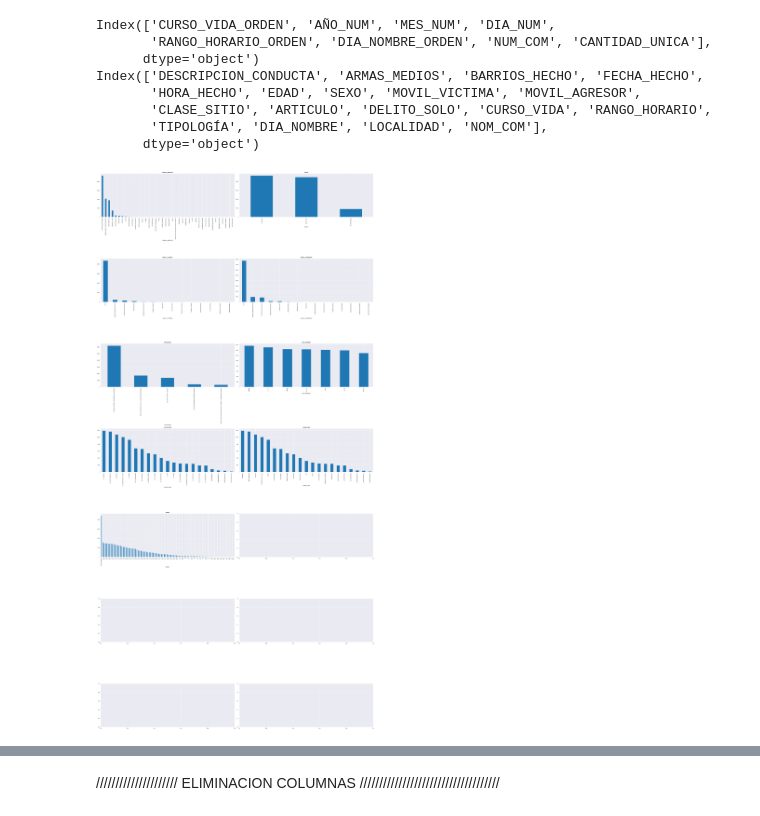
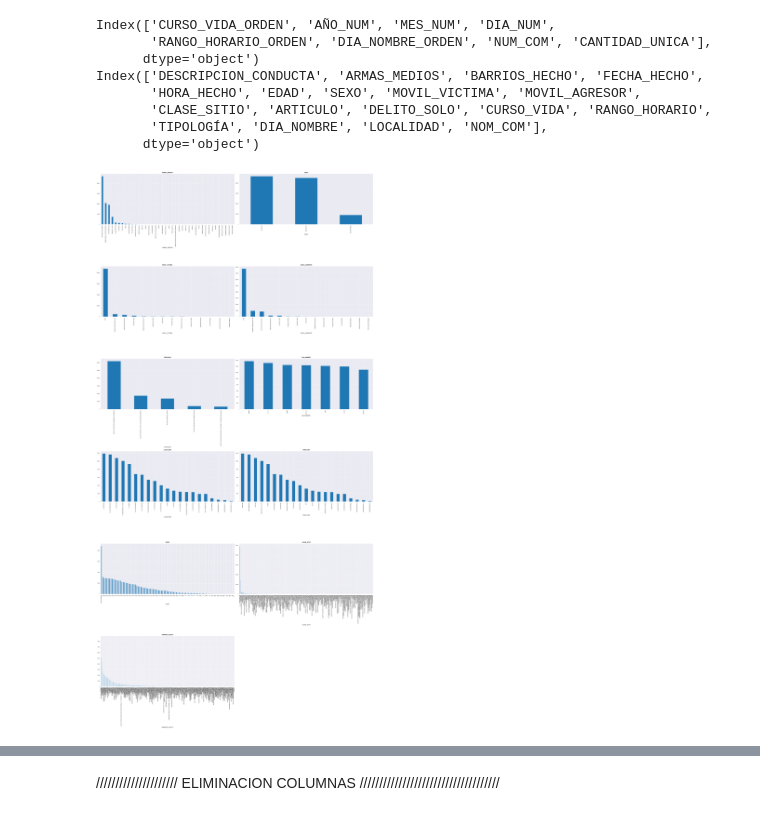
Before and after one commit to zquintero246/Seguridad_Bucaramanga, a Jupyter notebook: bucaramangaSeguridad/normalizacionGeo.ipynb, the cells around one changed output, grey strips where cells are left out. Drawn from its saved outputs; the diff is of its cells as text; code cells hidden in the pictures.

```diff
--- a/bucaramangaSeguridad/normalizacionGeo.ipynb
+++ b/bucaramangaSeguridad/normalizacionGeo.ipynb
@@ -372,26 +709,23 @@ Index(['DESCRIPCION_CONDUCTA', 'ARMAS_MEDIOS', 'BARRIOS_HECHO', 'FECHA_HECHO',
       dtype='object')
 # %%
 lista=[ 'ARMAS_MEDIOS', 'SEXO', 'MOVIL_VICTIMA', 'MOVIL_AGRESOR',
-       'TIPOLOGÍA', 'DIA_NOMBRE', 'LOCALIDAD', 'NOM_COM', 'EDAD']
+       'TIPOLOGÍA', 'DIA_NOMBRE', 'LOCALIDAD', 'NOM_COM', 'EDAD','CLASE_SITIO','BARRIOS_HECHO']
 
-lista_histograma = ['BARRIOS_HECHO','CLASE_SITIO']
-# Crear una figura y una cuadrícula de subgráficos con 2 filas y 4 columnas
-fig, axes = plt.subplots(nrows=7, ncols=2, figsize=(30, 60))
-axes = axes.flat  # Aplana la matriz dfdece ejes para facilitar el acceso a cada subgráfico
+fig, axes = plt.subplots(nrows=6, ncols=2, figsize=(30, 60))
+axes = axes.flat
 
-# Iterar sobre las columnas numéricas y crear un boxplot para cada una
+
 for i, columna in enumerate(lista):
         variable=df[columna].value_counts()
-        variable.plot.bar(ax=axes[i])  # Crear un boxplot en el subgráfico correspondiente
-        axes[i].set_title(columna, fontsize=10, fontweight="bold")  # Establecer el título del subgráfico
-        axes[i].tick_params(labelsize=8)  # Ajustar el tamaño de las etiquetas de los ejes
+        variable.plot.bar(ax=axes[i])
+        axes[i].set_title(columna, fontsize=10, fontweight="bold")
+        axes[i].tick_params(labelsize=8)
 
-# Ajustar el diseño para evitar solapamientos entre subgráficos
 fig.tight_layout()
 
-
+fig.delaxes(axes[11])
 
 # Mostrar la figura con los boxplots
 fig.show()
 # %% [output]
-[figure, old version]
+[figure, new version]
```
Also changed, not shown: parts of 53 cells of this notebook.
